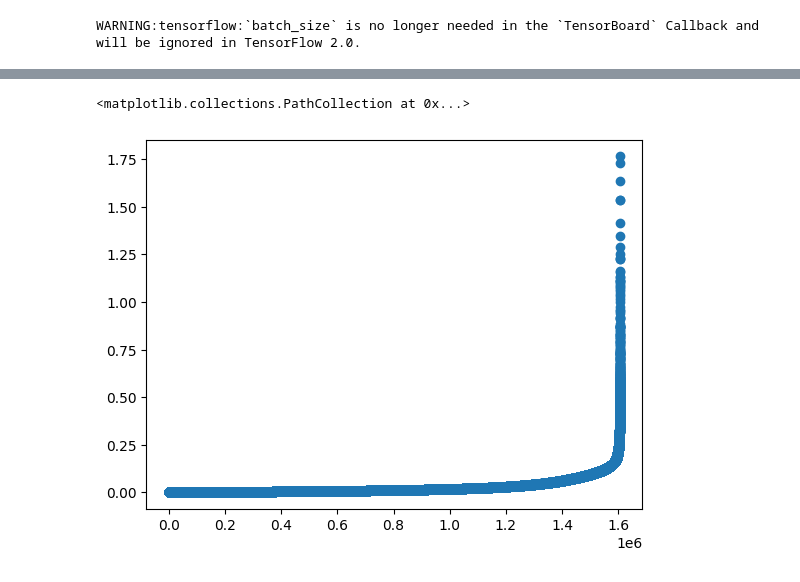
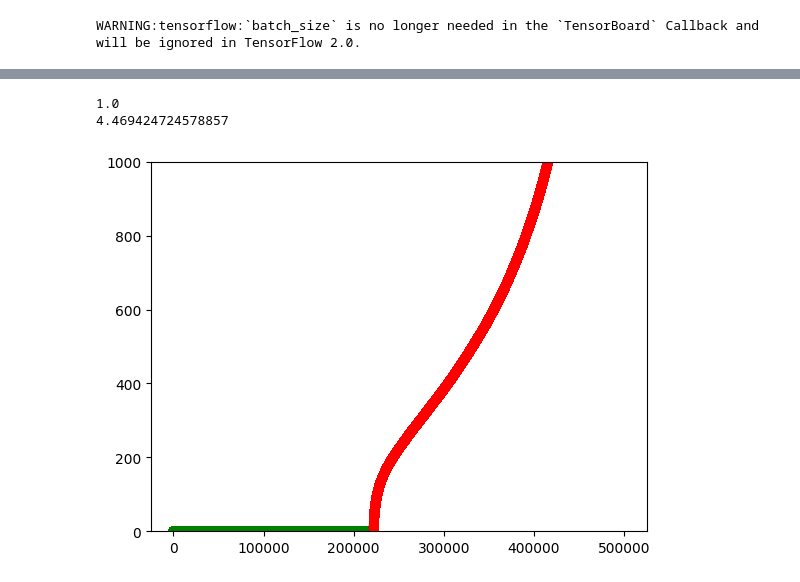
Before and after one commit to gjampanih/audio_anomaly_detection, a Jupyter notebook: notebooks/train_autoencoder_model.ipynb, the cells around one changed output, grey strips where cells are left out. Cells and saved outputs as stored; diff of their text form; code cells hidden in the pictures.

Commit message:
Add/modify code to set threshold for anomaly labeling and make predictions for new real recordigns.

```diff
--- a/notebooks/train_autoencoder_model.ipynb
+++ b/notebooks/train_autoencoder_model.ipynb
@@ -12,10 +16,9 @@ train_dir = '/Users/girishhanumantha/Documents/GitHub/audio_anomaly_detection/da
 # %%
 # create features and append to a DataFrame
 df_train = pd.DataFrame()
-for audio_file in os.listdir(train_dir):
+for audio_file in cleanwav:
     print(audio_file)
-    sr_ = 44100
-    audio_ts, sr= lr.load(train_dir + '/' + audio_file, sr=sr_)
+    audio_ts, sr= lr.load(audio_file, sr=sr_)
     df_temp = train_model.extract_features_autoencoder(audio_ts=audio_ts, sr=sr)
     df_temp['audio_file'] = audio_file
     df_temp['audio_idx'] = df_temp.index.values
@@ -25,5 +48,3 @@ for audio_file in os.listdir(train_dir):
-# %%
-df_train = pd.read_pickle('train_data.pkl')
 # %%
 id_cols = ['audio_file', 'audio_idx']
 feature_cols = list(set(df_train.columns) - set(id_cols))
@@ -123,7 +162,7 @@ early_stop = tf.keras.callbacks.EarlyStopping(
 )
 
 save_model = tf.keras.callbacks.ModelCheckpoint(
-    filepath='autoencoder_best_weights.hdf5',
+    filepath=aapp+'_autoencoder_best_weights.hdf5',
     save_best_only=True,
     monitor='val_loss',
     verbose=0,
@@ -171,13 +214,14 @@ Epoch 20: early stopping
 # %%
 # load test data
-test_dir = '/Users/girishhanumantha/Documents/GitHub/audio_anomaly_detection/data/external/SimNoise'
+test_dir = base_dir+aafolder
+noisywav = glob.glob(os.path.join(test_dir,'*_'+aapp+'.wav'))
 
 # create features and append to a DataFrame
 df_test = pd.DataFrame()
-for audio_file in os.listdir(test_dir):
+for audio_file in noisywav:
     print(audio_file)
     sr_ = 44100
-    audio_ts, sr= lr.load(test_dir + '/' + audio_file, sr=sr_)
+    audio_ts, sr= lr.load(audio_file, sr=sr_)
     df_temp = train_model.extract_features_autoencoder(audio_ts=audio_ts, sr=sr)
     df_temp['audio_file'] = audio_file
     df_temp['audio_idx'] = df_temp.index.values
@@ -213,9 +272,14 @@ mse_test_transformed['flag'] = 1
 mse_merged = pd.concat([mse_train_transformed, mse_test_transformed])
 mse_merged.sort_values(by=['MSE'], inplace=True)
 mse_merged.reset_index(inplace=True)
-# %%
-import matplotlib.pyplot as plt
-plt.scatter(mse_merged.index, mse_merged['MSE'])
-# %% [output]
-<matplotlib.collections.PathCollection at 0x...>
-[figure, removed]
+# %%
+import matplotlib.pyplot as plt
+plt.scatter(mse_merged.index, mse_merged['MSE'], c=mse_merged['flag'].apply(lambda x: 'green' if x==0 else 'red'))
+ax=plt.gca()
+ax.set(ylim=(0,1000))
+print(max(mse_train_transformed['MSE']))
+print(min(mse_test_transformed['MSE']))
+# %% [output]
+1.0
+4.469424724578857
+[figure, added]
```
Also changed, not shown: parts of 19 cells of this notebook.
